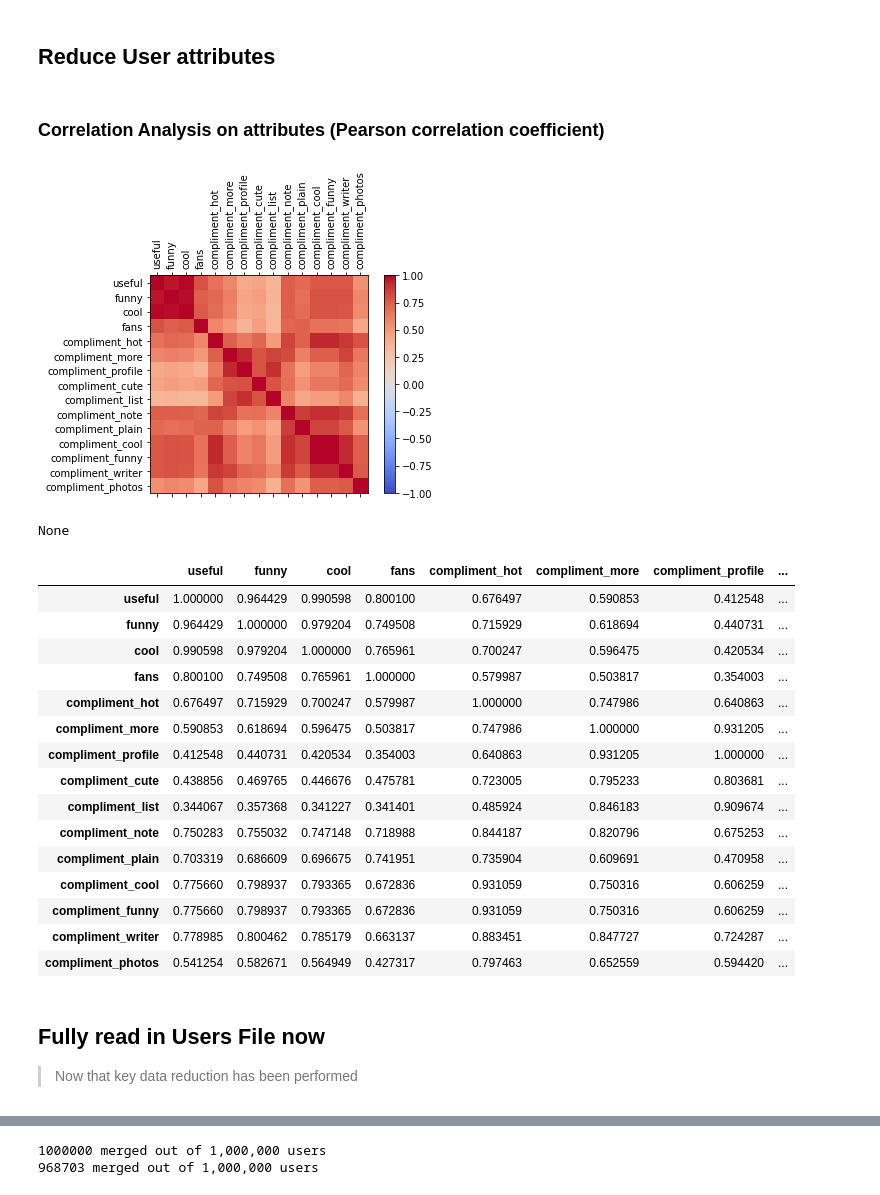
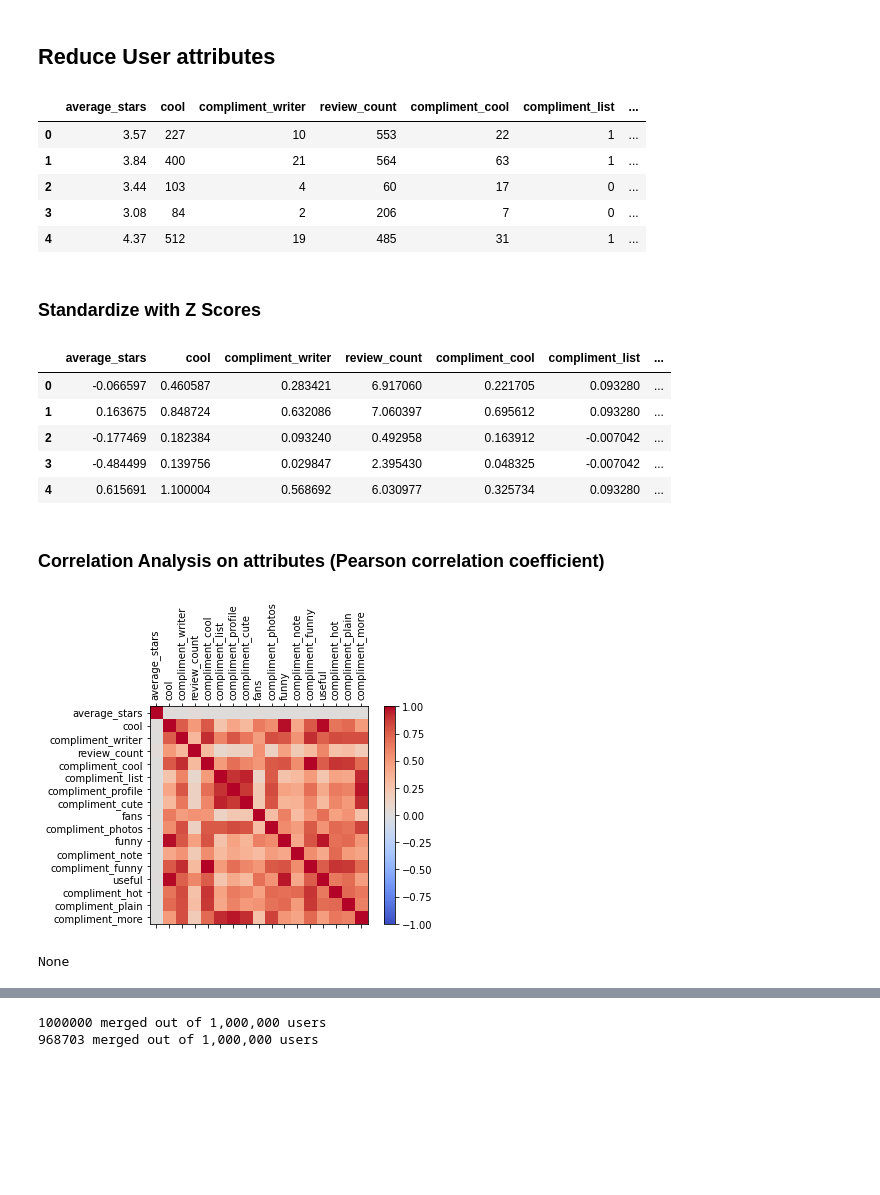
Before and after one commit to danieljbae/CS-4502-Project, a Jupyter notebook: Preprocessing/Data Reduction/DataReduction_Users.ipynb, the cells around one changed output, grey strips where cells are left out. Drawn from its saved outputs; the diff is of its cells as text; code cells hidden in the pictures; blank space fills up the shorter version.

Commit message:
cleaned User df finalized, and EDA on user.friends

```diff
--- a/Preprocessing/Data Reduction/DataReduction_Users.ipynb
+++ b/Preprocessing/Data Reduction/DataReduction_Users.ipynb
@@ -52,2 +49,41 @@ userReader = pd.read_json(
+# %%
+pottentialCols = {'review_count','average_stars','fans', 'useful', 'funny', 'cool',
+               'compliment_hot', 'compliment_more', 'compliment_profile', 'compliment_cute',
+               'compliment_list', 'compliment_note','compliment_plain','compliment_cool',
+               'compliment_funny','compliment_writer','compliment_photos'}
+
+# Reader and filter each frame
+userReader = pd.read_json(
+    filePaths["users"],
+    lines=True,
+    chunksize=100000 # Dataframe size
+)
+
+frames = []
+for df in itertools.islice(userReader, 20):
+    df = df.filter(items=list(pottentialCols))
+    frames.append(df)
+
+df = pd.concat(frames)
+df.head()
+# %% [output]
+|  | average_stars | cool | compliment_writer | review_count | compliment_cool | compliment_list | ... |
+| 0 | 3.57 | 227 | 10 | 553 | 22 | 1 | ... |
+| 1 | 3.84 | 400 | 21 | 564 | 63 | 1 | ... |
+| 2 | 3.44 | 103 | 4 | 60 | 17 | 0 | ... |
+| 3 | 3.08 | 84 | 2 | 206 | 7 | 0 | ... |
+| 4 | 4.37 | 512 | 19 | 485 | 31 | 1 | ... |
+# %% [markdown]
+### Standardize with Z Scores
+# %%
+normal_data = standardize(df)
+normal_data.head()
+# %% [output]
+|  | average_stars | cool | compliment_writer | review_count | compliment_cool | compliment_list | ... |
+| 0 | -0.066597 | 0.460587 | 0.283421 | 6.917060 | 0.221705 | 0.093280 | ... |
+| 1 | 0.163675 | 0.848724 | 0.632086 | 7.060397 | 0.695612 | 0.093280 | ... |
+| 2 | -0.177469 | 0.182384 | 0.093240 | 0.492958 | 0.163912 | -0.007042 | ... |
+| 3 | -0.484499 | 0.139756 | 0.029847 | 2.395430 | 0.048325 | -0.007042 | ... |
+| 4 | 0.615691 | 1.100004 | 0.568692 | 6.030977 | 0.325734 | 0.093280 | ... |
 # %% [markdown]
 ### Correlation Analysis on attributes (Pearson correlation coefficient)
@@ -60,41 +90,24 @@ for df in itertools.islice(userReader, 1):
 # %%
 # Calculate Pearson correlation coefficient amongst variables
-data = df
+data = normal_data
 corr = data.corr()
 
 # Create correlation matrix chart
 fig = plt.figure()
 ax = fig.add_subplot(111)
 cax = ax.matshow(corr,cmap='coolwarm', vmin=-1, vmax=1)
 
 # Set and orient labels
 fig.colorbar(cax)
 ticks = np.arange(0,len(data.columns),1)
 ax.set_xticks(ticks)
 plt.xticks(rotation=90)
 ax.set_yticks(ticks)
 ax.set_xticklabels(data.columns)
 ax.set_yticklabels(data.columns)
 
 
 display(plt.show())
-display(corr)
 # %% [output]
-[figure, old version]
+[figure, new version]
 None
-|  | useful | funny | cool | fans | compliment_hot | compliment_more | compliment_profile | ... |
-| useful | 1.000000 | 0.964429 | 0.990598 | 0.800100 | 0.676497 | 0.590853 | 0.412548 | ... |
-| funny | 0.964429 | 1.000000 | 0.979204 | 0.749508 | 0.715929 | 0.618694 | 0.440731 | ... |
-| cool | 0.990598 | 0.979204 | 1.000000 | 0.765961 | 0.700247 | 0.596475 | 0.420534 | ... |
-| fans | 0.800100 | 0.749508 | 0.765961 | 1.000000 | 0.579987 | 0.503817 | 0.354003 | ... |
-| compliment_hot | 0.676497 | 0.715929 | 0.700247 | 0.579987 | 1.000000 | 0.747986 | 0.640863 | ... |
-| compliment_more | 0.590853 | 0.618694 | 0.596475 | 0.503817 | 0.747986 | 1.000000 | 0.931205 | ... |
-| compliment_profile | 0.412548 | 0.440731 | 0.420534 | 0.354003 | 0.640863 | 0.931205 | 1.000000 | ... |
-| compliment_cute | 0.438856 | 0.469765 | 0.446676 | 0.475781 | 0.723005 | 0.795233 | 0.803681 | ... |
-| compliment_list | 0.344067 | 0.357368 | 0.341227 | 0.341401 | 0.485924 | 0.846183 | 0.909674 | ... |
-| compliment_note | 0.750283 | 0.755032 | 0.747148 | 0.718988 | 0.844187 | 0.820796 | 0.675253 | ... |
-| compliment_plain | 0.703319 | 0.686609 | 0.696675 | 0.741951 | 0.735904 | 0.609691 | 0.470958 | ... |
-| compliment_cool | 0.775660 | 0.798937 | 0.793365 | 0.672836 | 0.931059 | 0.750316 | 0.606259 | ... |
-| compliment_funny | 0.775660 | 0.798937 | 0.793365 | 0.672836 | 0.931059 | 0.750316 | 0.606259 | ... |
-| compliment_writer | 0.778985 | 0.800462 | 0.785179 | 0.663137 | 0.883451 | 0.847727 | 0.724287 | ... |
-| compliment_photos | 0.541254 | 0.582671 | 0.564949 | 0.427317 | 0.797463 | 0.652559 | 0.594420 | ... |
@@ -106,3 +113,0 @@ dropUserAtrributes = ['cool','compliment_hot', 'compliment_more', 'compliment_pr
-# %% [markdown]
-## Fully read in Users File now
-> Now that key data reduction has been performed
```
Also changed, not shown: parts of 24 cells of this notebook.
